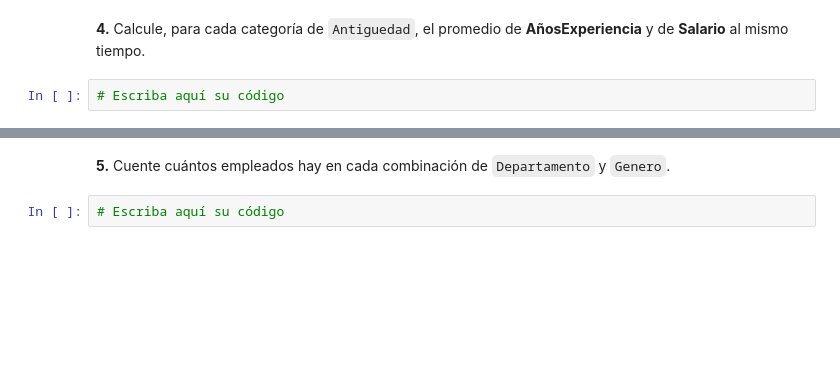
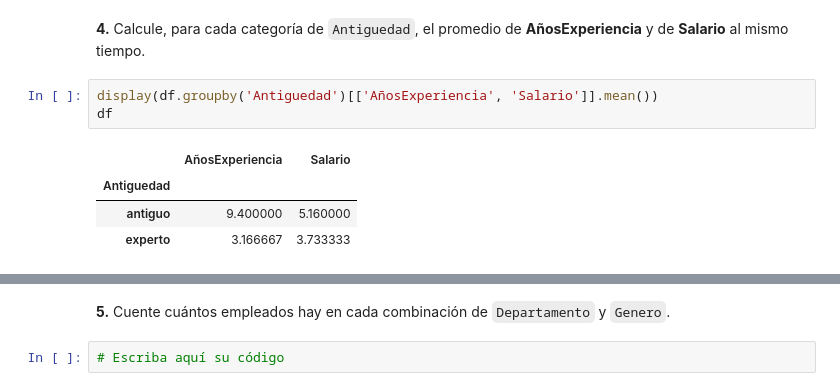
Before and after one commit to IsabellaRenteria/aprendindo2.git_hub, a Jupyter notebook: Taller_Preparcial_Seccion3_Pandas.ipynb, the cells around one changed output, grey strips where cells are left out. Cells and saved outputs as stored; diff of their text form; blank space fills up the shorter version.

```diff
--- a/Taller_Preparcial_Seccion3_Pandas.ipynb
+++ b/Taller_Preparcial_Seccion3_Pandas.ipynb
@@ -473,4 +473,10 @@ df
 # %% [markdown]
 **4.** Calcule, para cada categoría de `Antiguedad`, el promedio de **AñosExperiencia** y de **Salario** al mismo tiempo.
 # %%
-# Escriba aquí su código
+display(df.groupby('Antiguedad')[['AñosExperiencia', 'Salario']].mean())
+df
+# %% [output]
+|  | AñosExperiencia | Salario |
+| Antiguedad |  |  |
+| antiguo | 9.400000 | 5.160000 |
+| experto | 3.166667 | 3.733333 |
```
Also changed, not shown: parts of 1 cell of this notebook.
